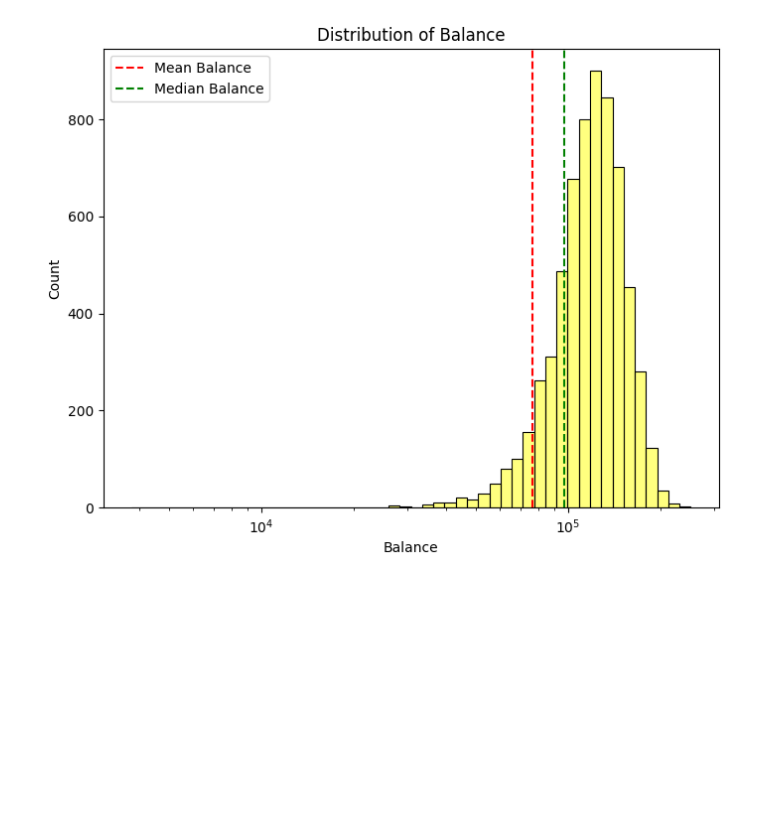
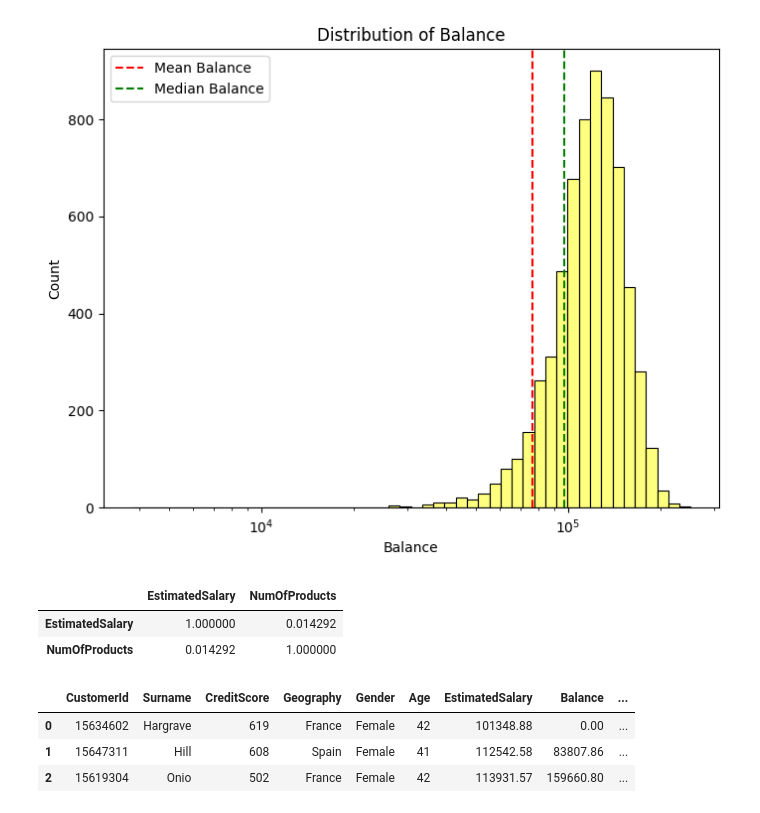
Before and after one commit to b3rian/Data_Science, a Jupyter notebook: Bank customer analysis.ipynb, the cells around one changed output. Drawn from its saved outputs; the diff is of its cells as text; code cells hidden in the pictures; blank space fills up the shorter version.

```diff
--- a/Bank customer analysis.ipynb
+++ b/Bank customer analysis.ipynb
@@ -54,6 +54,15 @@ replacements = [43,39,32]
 
 # Replacing the NaN values with the replacements
 merged_df.loc[nan_indices, 'Age'] = replacements
+# %%
+# Getting the first three indices of values in the 'EstimatedSalary' column
+indices = merged_df[merged_df['EstimatedSalary'] == -999999.00].index[:3]
+
+# Creating a list of replacements for the NaN values
+replacements = [67859.00,123985.38,32230.09]
+
+# Replacing the NaN values with the replacements
+merged_df.loc[indices, 'EstimatedSalary'] = replacements
 # %%
 merged_df['Surname'] = merged_df['Surname'].str.strip() # stripping the Surname column
 # %%
@@ -144,6 +153,19 @@ plt.legend()
 # %% [output]
 <matplotlib.legend.Legend at 0x...>
 [figure]
+# %%
+merged_df[['EstimatedSalary', 'NumOfProducts']].corr()
+# %% [output]
+|  | EstimatedSalary | NumOfProducts |
+| EstimatedSalary | 1.000000 | 0.014292 |
+| NumOfProducts | 0.014292 | 1.000000 |
+# %%
+merged_df.head(3)
+# %% [output]
+|  | CustomerId | Surname | CreditScore | Geography | Gender | Age | EstimatedSalary | Balance | ... |
+| 0 | 15634602 | Hargrave | 619 | France | Female | 42 | 101348.88 | 0.00 | ... |
+| 1 | 15647311 | Hill | 608 | Spain | Female | 41 | 112542.58 | 83807.86 | ... |
+| 2 | 15619304 | Onio | 502 | France | Female | 42 | 113931.57 | 159660.80 | ... |
 # %% [markdown]
 # 🔍 EDA Insights:
 - Majority of customers (50%) are between 32-44 years old
```
Also changed, not shown: parts of 1 cell of this notebook, 1 other file.
